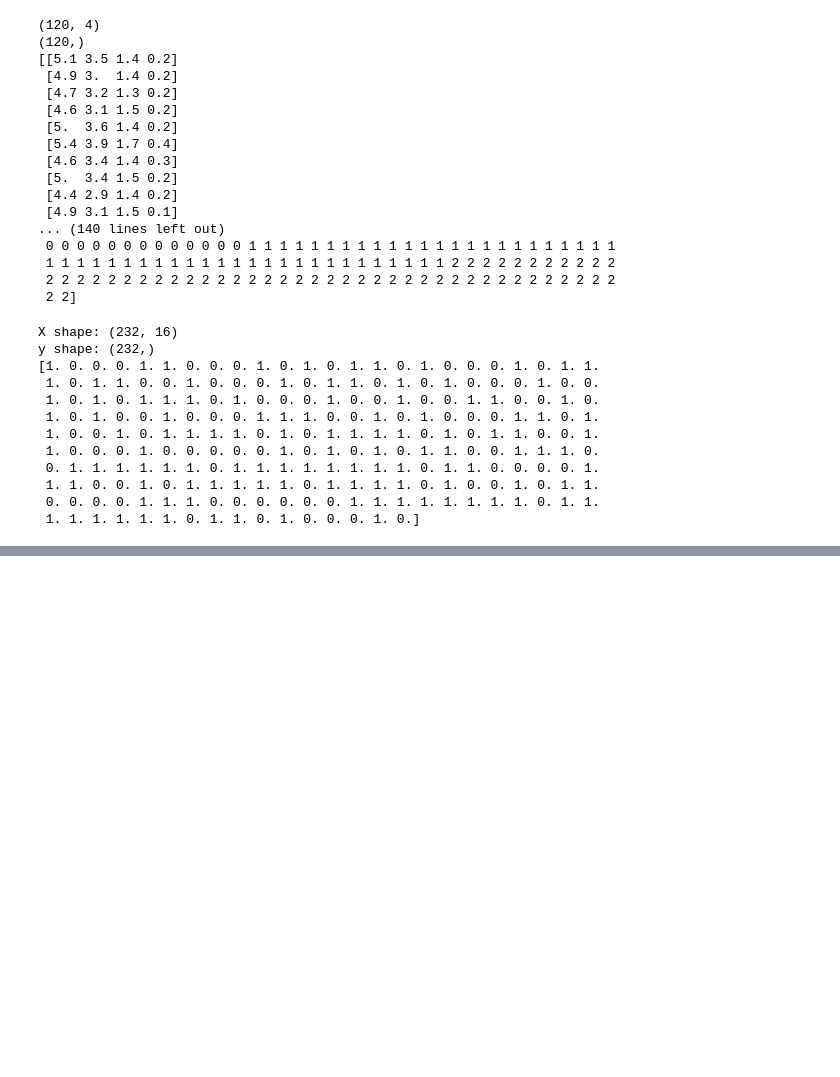
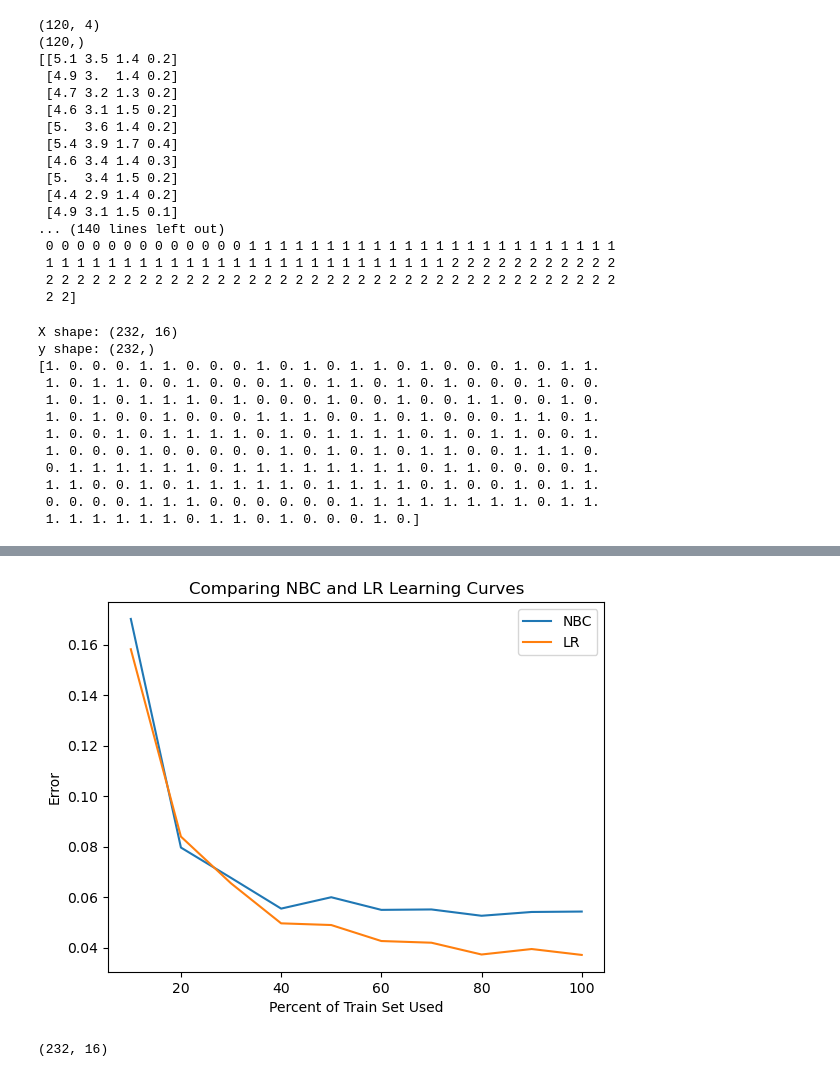
Before and after one commit to ssocolow/ml-oxford, a Jupyter notebook: practicals/practical2.ipynb, the cells around one changed output, grey strips where cells are left out. Drawn from its saved outputs; the diff is of its cells as text; code cells hidden in the pictures; blank space fills up the shorter version.

```diff
--- a/practicals/practical2.ipynb
+++ b/practicals/practical2.ipynb
@@ -79,12 +79,13 @@ class NBC:
         self.feature_types = feature_types
         self.num_classes = num_classes
         self.params = []
-        self.epsilon = 1e-6 # to avoid divide by zero
+        self.epsilon = 1e-5 # to avoid divide by zero
         self.priors = []
 
     # create univariate Gaussian distributions with (mean, variance)
     # set of distributions for EACH CLASS
     def fit(self, Xtrain, ytrain):
+        # np.unique(ytrain)
         for i in range(self.num_classes):
             class_indicies = (ytrain == i)
             # print(class_indicies.shape)
@@ -95,7 +96,7 @@ class NBC:
             stds = np.std(X_of_class, axis=0) + self.epsilon
             # print(stds)
             self.params.append((means, stds))
-            self.priors.append(np.mean(ytrain == i))
+            self.priors.append(np.mean(ytrain == i) + self.epsilon)
 
     def GaussianProb(means, stds, value):
         return (1.0 / math.sqrt(2.0 * math.pi)) * np.exp((-0.5) * ((value - means)/stds)**2)
@@ -113,6 +114,9 @@ class NBC:
             # meaning prob(this data comes from class i)
             probs = NBC.GaussianProb(param_means, param_stds, Xtest)
             # print(probs)
+
+            # add epsilon to avoid dividing by zero
+            probs = probs + self.epsilon
             logprobs = np.log(probs)
 
             # adding each row together -> meaning the prob row x's flower is class i
@@ -311,0 +238,52 @@ The model is definitely not overfitting because test error is staying down with
+# %%
+# plot curves
+import matplotlib.pyplot as plt
+
+plt.plot([i for i in range(10, 110, 10)], average_nbc_errors, label='NBC',)
+plt.plot([i for i in range(10, 110, 10)], average_lr_errors, label='LR',)
+plt.xlabel("Percent of Train Set Used")
+plt.ylabel("Error")
+plt.title("Comparing NBC and LR Learning Curves")
+plt.legend()
+plt.show()
+# %% [output]
+[figure, added]
+# %%
+import pickle as cp
+X, y = cp.load(open('voting.pickle', 'rb'))
+
+N, D = X.shape
+print(X.shape)
+Ntrain = int(0.8 * N)
+
+REPS = 200
+nbc_test_errors = np.zeros((REPS, 10))
+lr_test_errors = np.zeros((REPS, 10))
+
+for i in range(REPS):
+    for k in range(10):
+        # only grab the first (10k)% of data for training
+        PartTrain = int(Ntrain // (1 / (0.1 * (k + 1))))
+        # print(PartTrain)
+
+        shuffler = np.random.permutation(N)
+        Xtrain = X[shuffler[:PartTrain]]
+        ytrain = y[shuffler[:PartTrain]]
+        Xtest = X[shuffler[Ntrain:]]
+        ytest = y[shuffler[Ntrain:]]
+
+        # train models and evaluate them
+        logRegModel = LogisticRegression().fit(Xtrain, ytrain)
+        lr_test_errors[i][k] = 1 - logRegModel.score(Xtest, ytest)
+
+        nbc = NBC(feature_types=['r','r','r','r','r','r','r','r','r','r','r','r','r','r','r','r'], num_classes=2)
+        nbc.fit(Xtrain, ytrain)
+        yhat = nbc.predict(Xtest)
+        test_accuracy = np.mean(yhat == ytest)
+        # print(f"test acc: {test_accuracy}")
+        nbc_test_errors[i][k] = 1 - test_accuracy
+
+average_nbc_errors = np.mean(nbc_test_errors, axis=0)
+average_lr_errors = np.mean(lr_test_errors, axis=0)
+# %% [output]
+(232, 16)
```
Also changed, not shown: parts of 16 cells of this notebook, 3 other files.
